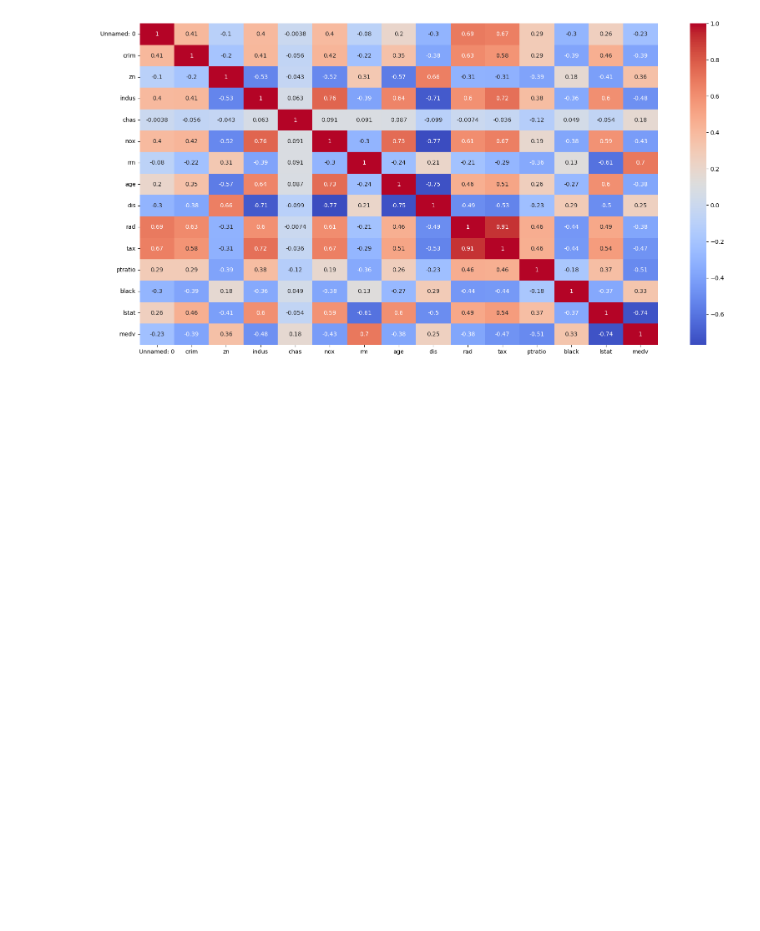
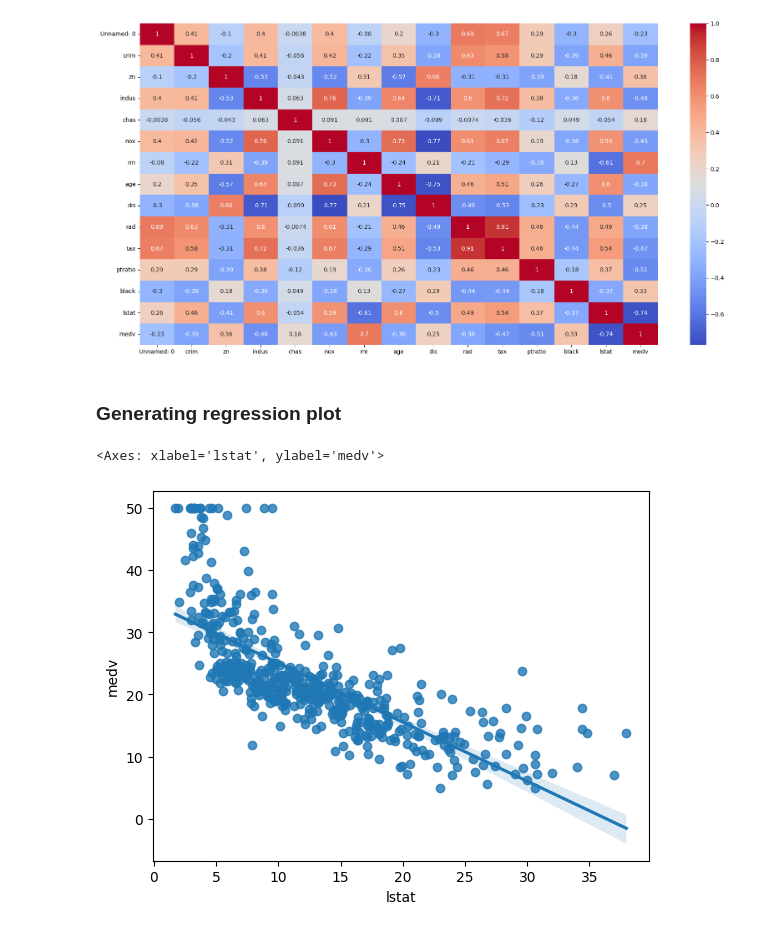
Before and after one commit to bimsi/Boston-Housing-Prediction, a Jupyter notebook: Boston_Housing_Prediction.ipynb, the cells around one changed output. Cells and saved outputs as stored; diff of their text form; code cells hidden in the pictures; blank space fills up the shorter version.

```diff
--- a/Boston_Housing_Prediction.ipynb
+++ b/Boston_Housing_Prediction.ipynb
@@ -264,3 +264,10 @@ sns.heatmap(corr, annot=True, cmap='coolwarm')
 # %% [output]
 <Axes: >
 [figure]
+# %% [markdown]
+### Generating regression plot
+# %%
+sns.regplot(y=boston_data['medv'], x=boston_data['lstat'])
+# %% [output]
+<Axes: xlabel='lstat', ylabel='medv'>
+[figure, added]
```
Also changed, not shown: parts of 1 cell of this notebook.
